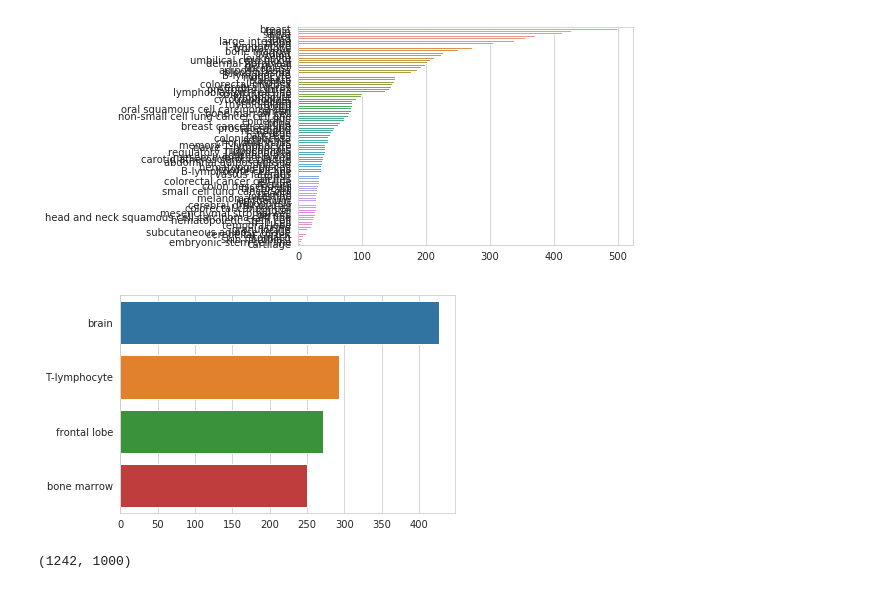
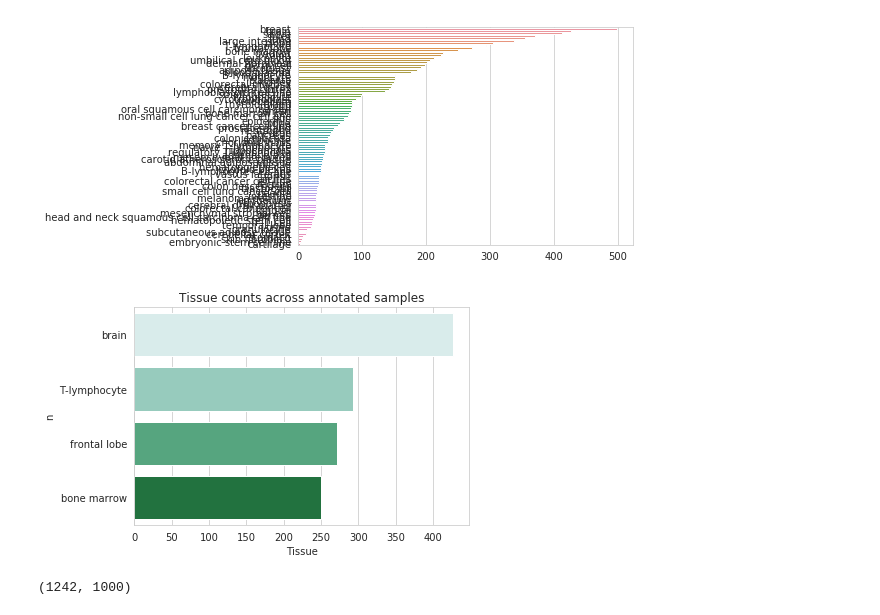
Before and after one commit to xroopnar/SPUG2019, a Jupyter notebook: Examples.ipynb, the cells around one changed output. Cells and saved outputs as stored; diff of their text form; code cells hidden in the pictures.

Commit message:
added palette information

```diff
--- a/Examples.ipynb
+++ b/Examples.ipynb
@@ -45,10 +45,13 @@ data,labels = data.align(labels,join="inner",axis=0)
 # %%
 #label_counts = labels.TissueName.value_counts().sort_values(ascending=False)[0:20]
 label_counts = labels.TissueName.value_counts()
-sns.barplot(y=label_counts.index,x=label_counts.values)
+sns.barplot(y=label_counts.index,x=label_counts.values,log=False,palette="BuGn")
+plt.title("Tissue counts across annotated samples")
+plt.xlabel("Tissue")
+plt.ylabel("n")
 plt.show()
 # %% [output]
-[figure, old version]
+[figure, new version]
 # %%
 ## Visualize data
 # %%
```
Also changed, not shown: parts of 9 cells of this notebook.
